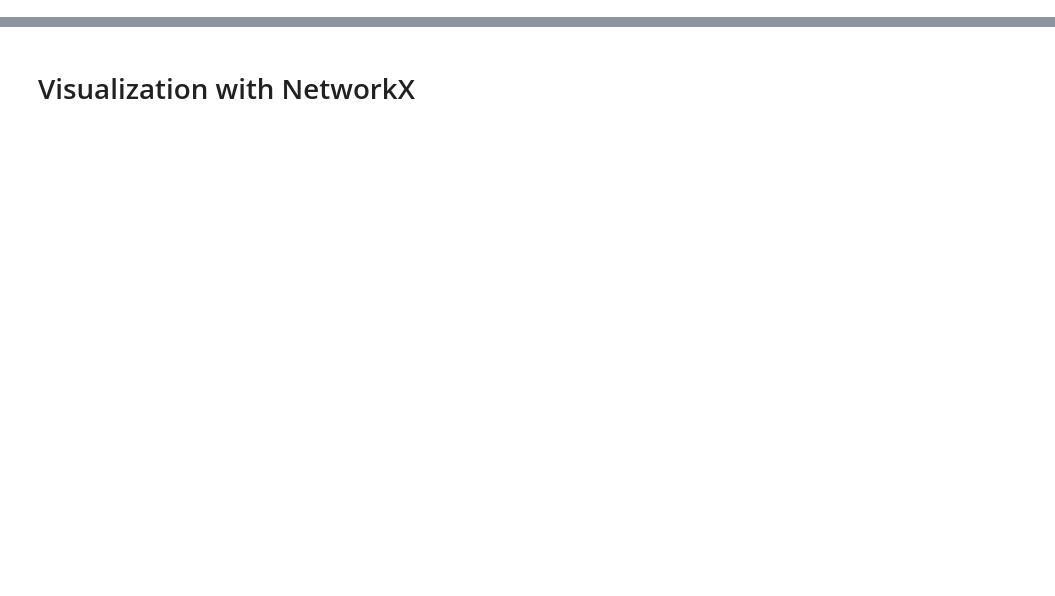
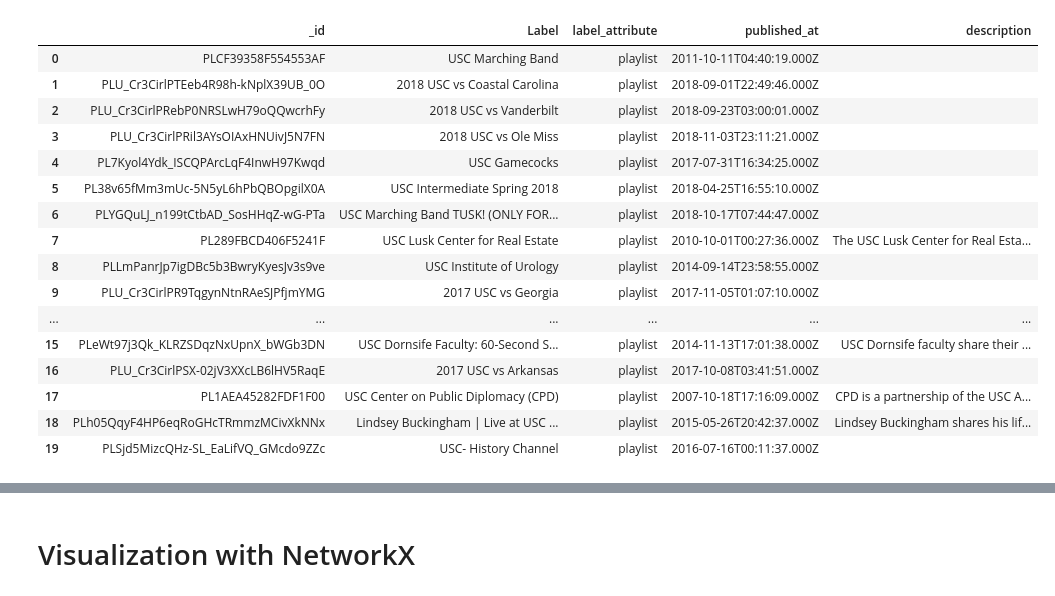
Before and after one commit to shobeir/GraphiPy, a Jupyter notebook: demo/YoutubeDemo.ipynb, the cells around one changed output, grey strips where cells are left out. Cells and saved outputs as stored; diff of their text form; code cells hidden in the pictures; blank space fills up the shorter version.

Commit message:
modify youtube demo

```diff
--- a/demo/YoutubeDemo.ipynb
+++ b/demo/YoutubeDemo.ipynb
@@ -34,0 +157,25 @@ df.head(10)
+# %%
+graph = graphipy.create_graph("pandas")
+
+youtube.fetch_playlists_by_topic(graph, "usc")
+nodes = graph.get_nodes()
+df = nodes["playlist"]
+df.head(20)
+# %% [output]
+|  | _id | Label | label_attribute | published_at | description |
+| 0 | PLCF39358F554553AF | USC Marching Band | playlist | 2011-10-11T04:40:19.000Z |  |
+| 1 | PLU_Cr3CirlPTEeb4R98h-kNplX39UB_0O | 2018 USC vs Coastal Carolina | playlist | 2018-09-01T22:49:46.000Z |  |
+| 2 | PLU_Cr3CirlPRebP0NRSLwH79oQQwcrhFy | 2018 USC vs Vanderbilt | playlist | 2018-09-23T03:00:01.000Z |  |
+| 3 | PLU_Cr3CirlPRil3AYsOIAxHNUivJ5N7FN | 2018 USC vs Ole Miss | playlist | 2018-11-03T23:11:21.000Z |  |
+| 4 | PL7Kyol4Ydk_ISCQPArcLqF4InwH97Kwqd | USC Gamecocks | playlist | 2017-07-31T16:34:25.000Z |  |
+| 5 | PL38v65fMm3mUc-5N5yL6hPbQBOpgilX0A | USC Intermediate Spring 2018 | playlist | 2018-04-25T16:55:10.000Z |  |
+| 6 | PLYGQuLJ_n199tCtbAD_SosHHqZ-wG-PTa | USC Marching Band TUSK! (ONLY FOR... | playlist | 2018-10-17T07:44:47.000Z |  |
+| 7 | PL289FBCD406F5241F | USC Lusk Center for Real Estate | playlist | 2010-10-01T00:27:36.000Z | The USC Lusk Center for Real Esta... |
+| 8 | PLLmPanrJp7igDBc5b3BwryKyesJv3s9ve | USC Institute of Urology | playlist | 2014-09-14T23:58:55.000Z |  |
+| 9 | PLU_Cr3CirlPR9TqgynNtnRAeSJPfjmYMG | 2017 USC vs Georgia | playlist | 2017-11-05T01:07:10.000Z |  |
+| ... | ... | ... | ... | ... | ... |
+| 15 | PLeWt97j3Qk_KLRZSDqzNxUpnX_bWGb3DN | USC Dornsife Faculty: 60-Second S... | playlist | 2014-11-13T17:01:38.000Z | USC Dornsife faculty share their ... |
+| 16 | PLU_Cr3CirlPSX-02jV3XXcLB6lHV5RaqE | 2017 USC vs Arkansas | playlist | 2017-10-08T03:41:51.000Z |  |
+| 17 | PL1AEA45282FDF1F00 | USC Center on Public Diplomacy (CPD) | playlist | 2007-10-18T17:16:09.000Z | CPD is a partnership of the USC A... |
+| 18 | PLh05QqyF4HP6eqRoGHcTRmmzMCivXkNNx | Lindsey Buckingham | Live at USC ... | playlist | 2015-05-26T20:42:37.000Z | Lindsey Buckingham shares his lif... |
+| 19 | PLSjd5MizcQHz-SL_EaLifVQ_GMcdo9ZZc | USC- History Channel | playlist | 2016-07-16T00:11:37.000Z |  |
```
Also changed, not shown: parts of 31 cells of this notebook.
